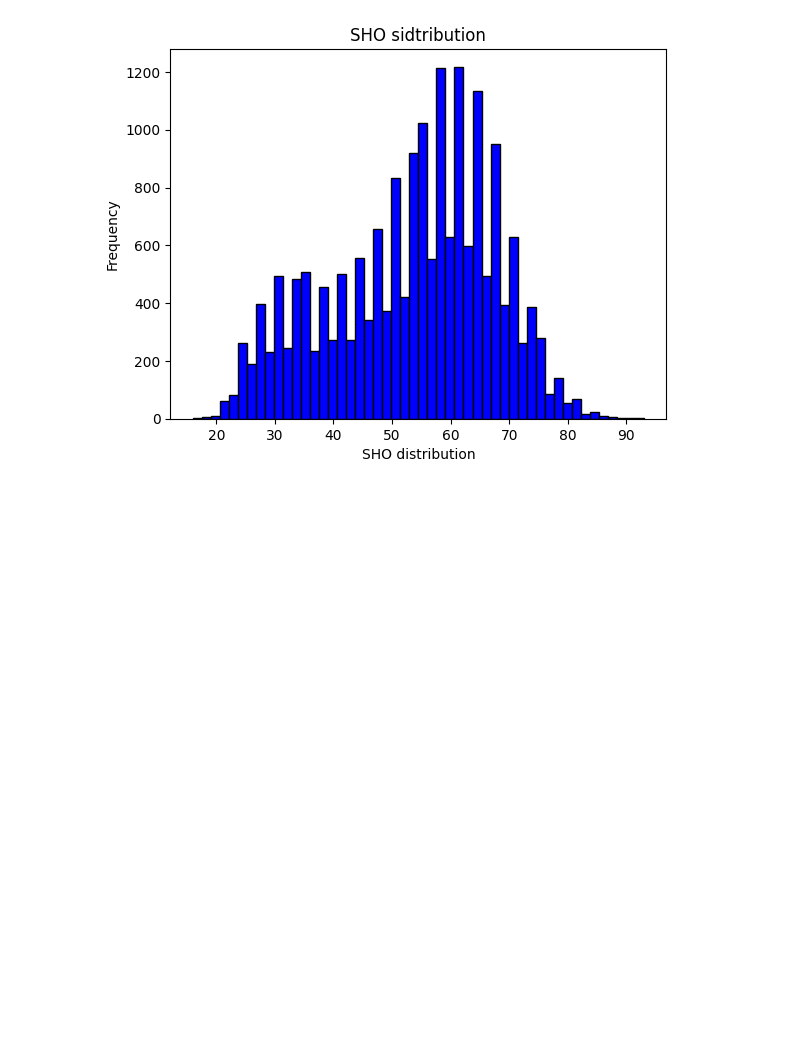
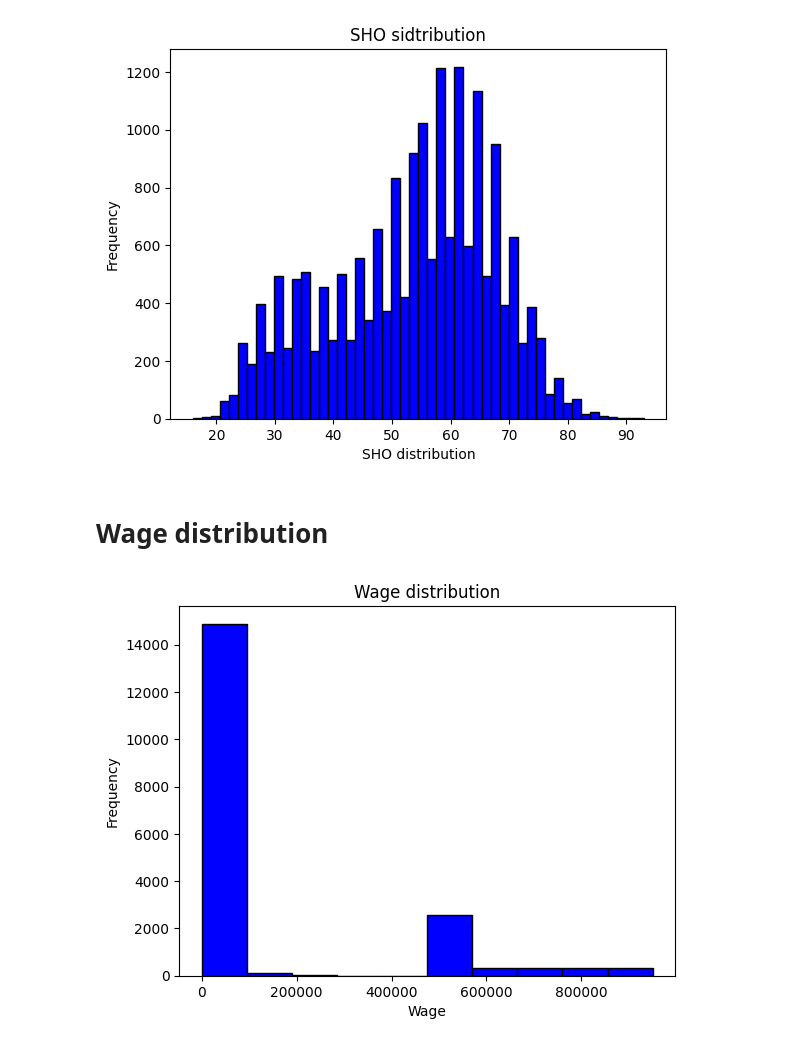
Before and after one commit to ayoub22222222/Data_Cleaning_project, a Jupyter notebook: notebook/fifa21_EDA.ipynb, the cells around one changed output. Cells and saved outputs as stored; diff of their text form; code cells hidden in the pictures; blank space fills up the shorter version.

```diff
--- a/notebook/fifa21_EDA.ipynb
+++ b/notebook/fifa21_EDA.ipynb
@@ -369,3 +369,13 @@ plt.ylabel('Frequency')
 plt.show()
 # %% [output]
 [figure]
+# %% [markdown]
+# Wage distribution
+# %%
+plt.hist(df['Wage'], color='blue', edgecolor='black')
+plt.title("Wage distribution")
+plt.xlabel("Wage")
+plt.ylabel("Frequency")
+plt.show()
+# %% [output]
+[figure, added]
```
Also changed, not shown: parts of 10 cells of this notebook.
